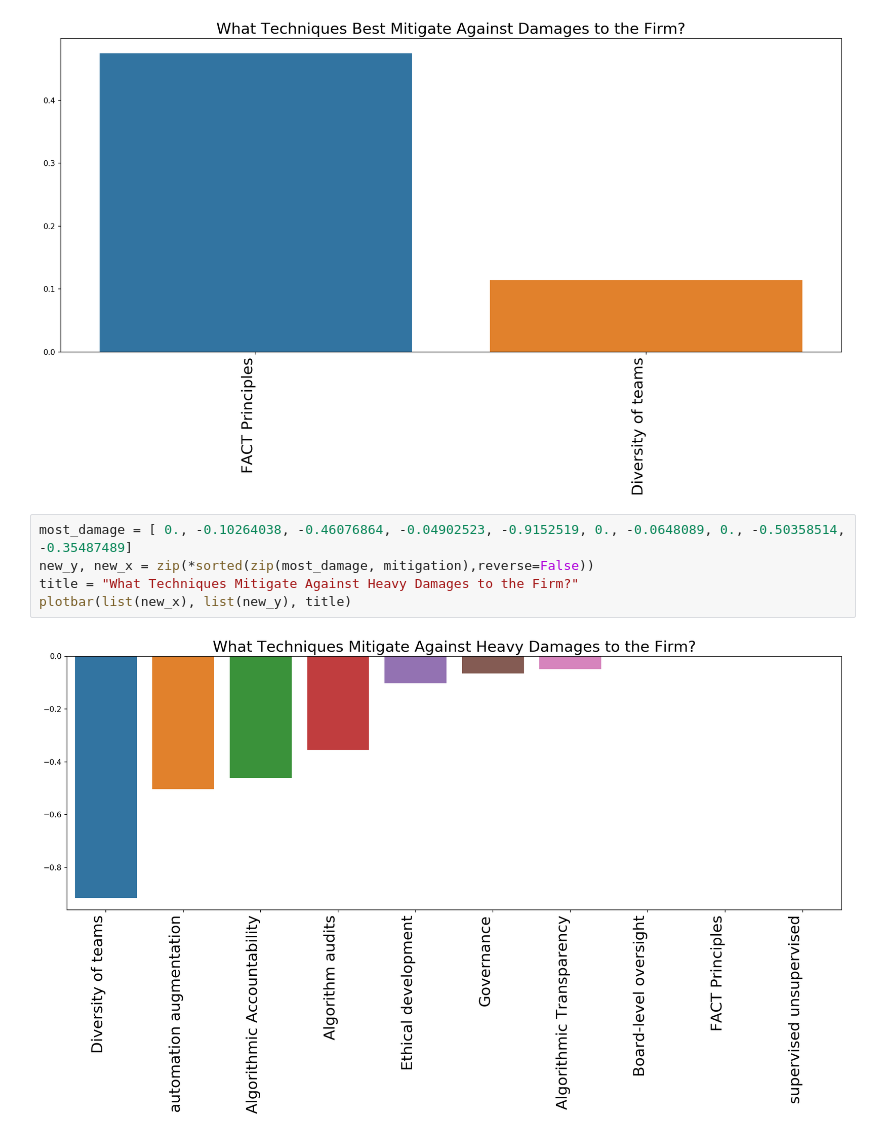
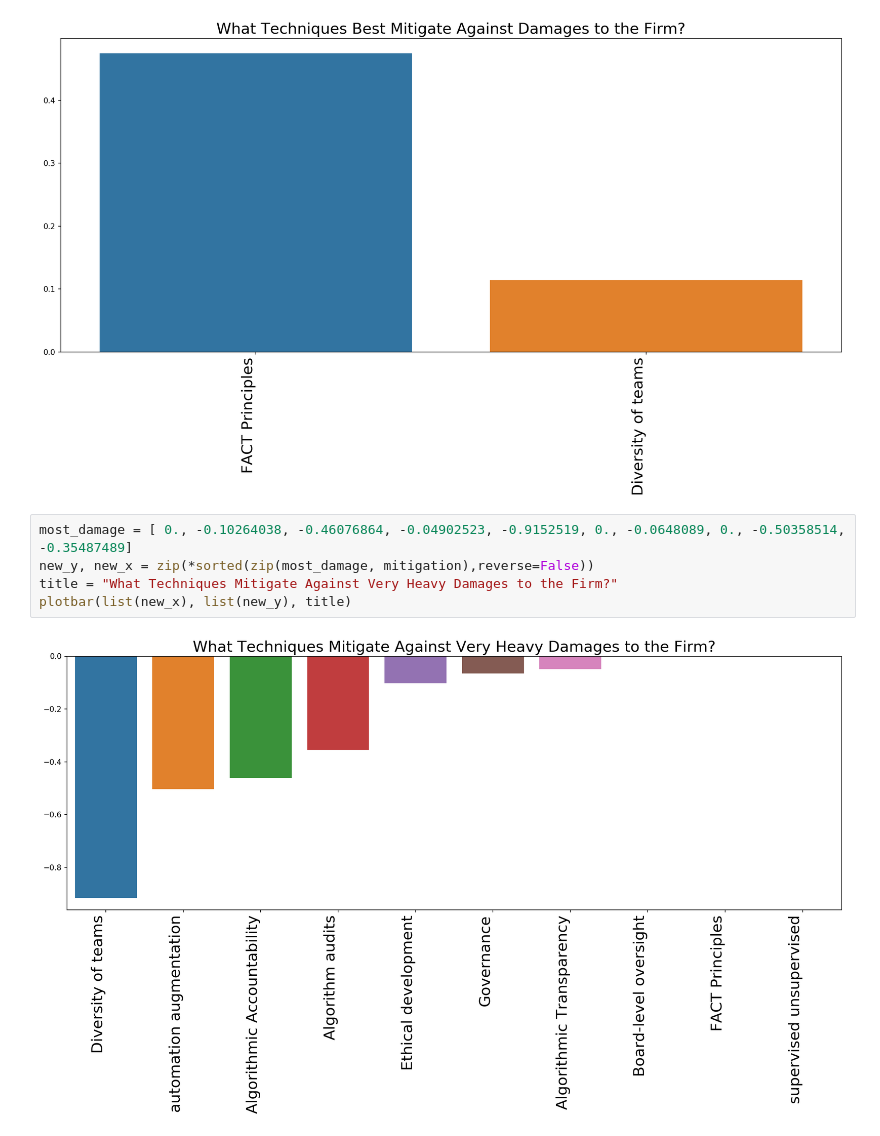
Before and after one commit to sharangw/Algorithmic-Risk, a Jupyter notebook: AlgoRisk.ipynb, the cells around one changed output. Saved outputs shown, nothing was run; the diff lists cells and outputs as text.

```diff
--- a/AlgoRisk.ipynb
+++ b/AlgoRisk.ipynb
@@ -310,7 +300,7 @@ plotbar(list(new_x)[:num], new_y, title)
 # %%
 most_damage = [ 0., -0.10264038, -0.46076864, -0.04902523, -0.9152519, 0., -0.0648089, 0., -0.50358514, -0.35487489]
 new_y, new_x = zip(*sorted(zip(most_damage, mitigation),reverse=False))
-title = "What Techniques Mitigate Against Heavy Damages to the Firm?"
+title = "What Techniques Mitigate Against Very Heavy Damages to the Firm?"
 plotbar(list(new_x), list(new_y), title)
 # %% [output]
-[figure, old version]
+[figure, new version]
```
Also changed, not shown: parts of 1 cell of this notebook.
